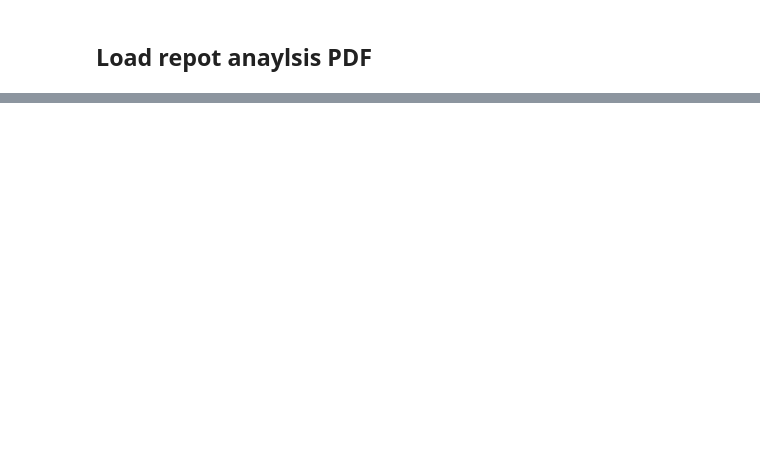
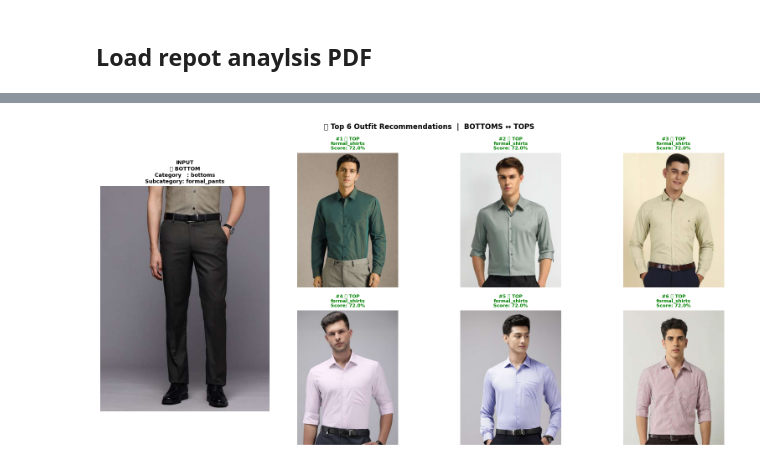
Before and after one commit to Mipjeiger/Fashion-recommendation-RAG-Finetuing-LLM-ML-Engineer-end-to-end, a Jupyter notebook: pipelines/ai_engineer/LLM/llm_integration.ipynb, the cells around one changed output, grey strips where cells are left out. Cells and saved outputs as stored; diff of their text form; code cells hidden in the pictures; blank space fills up the shorter version.

```diff
--- a/pipelines/ai_engineer/LLM/llm_integration.ipynb
+++ b/pipelines/ai_engineer/LLM/llm_integration.ipynb
@@ -406,0 +617,79 @@ render_report(pages)
+# %%
+from difflib import SequenceMatcher
+from pathlib import Path
+import random
+
+# ── Build lookup: (folder/filename) → row ────────────────────
+lookup = {
+    f"{Path(str(r['image_path'])).parent.name}/{Path(str(r['image_path'])).name}": r
+    for _, r in df_merged.drop_duplicates('image_path').iterrows()
+}
+
+def recommend_outfit(image_path, df_merged, top_n=6):
+    image_path   = Path(str(image_path))          # ✅ accept string or Path
+    input_key    = f"{image_path.parent.name}/{image_path.name}"
+    input_row    = lookup.get(input_key)
+
+    if input_row is None:
+        print(f"⚠️ Not found in lookup: {input_key}"); return
+    if not image_path.exists():
+        print(f"⚠️ File not found on disk: {image_path}"); return
+
+    input_cat    = str(input_row['category']).lower()
+    input_subcat = str(input_row['subcategory']).lower()
+    target_cat   = 'bottoms' if input_cat == 'tops' else 'tops'
+
+    # ── Score opposite category ───────────────────────────────
+    df_opp = df_merged[df_merged['category'].str.lower() == target_cat].copy()
+    df_opp = df_opp.drop_duplicates('image_path')
+    df_opp['score'] = df_opp['subcategory'].apply(
+        lambda s: SequenceMatcher(None, input_subcat, str(s).lower()).ratio()
+    )
+    df_opp = df_opp[df_opp['image_path'].apply(lambda p: Path(str(p)).exists())]
+    top6   = df_opp.nlargest(top_n, 'score')
+
+    # ── Plot ──────────────────────────────────────────────────
+    fig = plt.figure(figsize=(16, 8))
+
+    ax_input = fig.add_subplot(2, 4, (1, 5))
+    ax_input.imshow(Image.open(image_path))
+    ax_input.axis('off')
+    ax_input.set_title(
+        f"INPUT\n{'👕 TOP' if input_cat == 'tops' else '👖 BOTTOM'}\n"
+        f"Category   : {input_cat}\n"
+        f"Subcategory: {input_subcat}",
+        fontsize=9, fontweight='bold'
+    )
+
+    for i, (_, row) in enumerate(top6.iterrows()):
+        pct   = row['score'] * 100
+        color = 'green' if pct >= 70 else 'orange' if pct >= 40 else 'red'
+        ax    = fig.add_subplot(2, 4, [2, 3, 4, 6, 7, 8][i])
+        ax.imshow(Image.open(row['image_path']))
+        ax.axis('off')
+        ax.set_title(
+            f"#{i+1} {'👖 BOTTOM' if input_cat=='tops' else '👕 TOP'}\n"
+            f"{row['subcategory']}\nScore: {pct:.1f}%",
+            fontsize=8, color=color, fontweight='bold'
+        )
+
+    plt.suptitle(f"👗 Top {top_n} Outfit Recommendations  |  {input_cat.upper()} ↔ {target_cat.upper()}", fontsize=12, fontweight='bold')
+    plt.tight_layout(); plt.show()
+
+    print(f"\n{'='*50}")
+    print(f"Input       : {image_path.name}")
+    print(f"Category    : {input_cat}  →  Recommending: {target_cat}")
+    print(f"Subcategory : {input_subcat}")
+    print(f"{'='*50}")
+    for i, (_, row) in enumerate(top6.iterrows()):
+        print(f"#{i+1}  {row['subcategory']:<25} Score: {row['score']*100:.1f}%  |  {Path(str(row['image_path'])).name}")
+
+    return top6
+
+
+# ── Usage: pass INPUT_IMAGE as string ────────────────────────
+INPUT_IMAGE = "../../../fashion_images/dataset_clean/formal_pants/img_0019.jpg"
+
+print(f"Input: {INPUT_IMAGE}\n")
+top6 = recommend_outfit(INPUT_IMAGE, df_merged, top_n=6)
+# %% [output]
@@ -406,0 +697 @@ render_report(pages)
+[figure, added]
```
Also changed, not shown: parts of 18 cells of this notebook, 1 other file.
